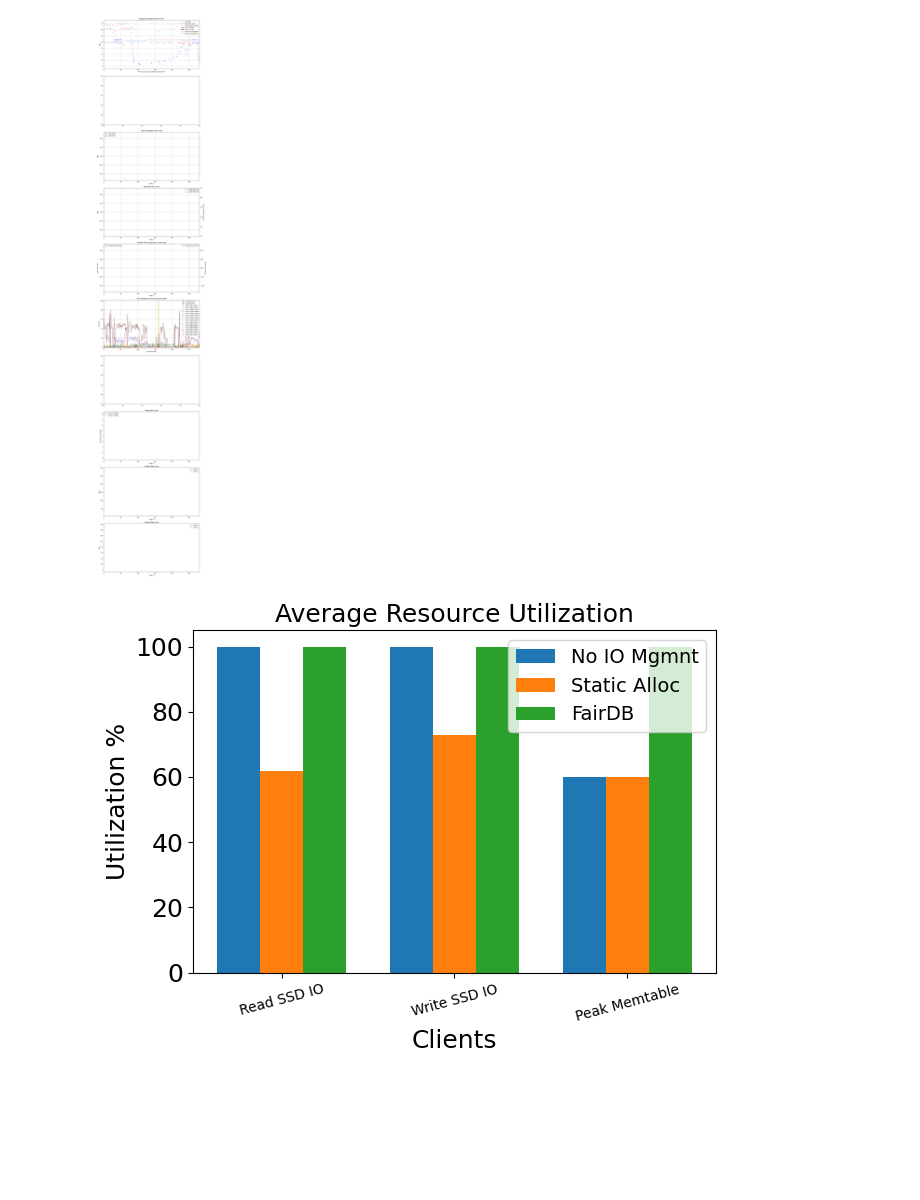
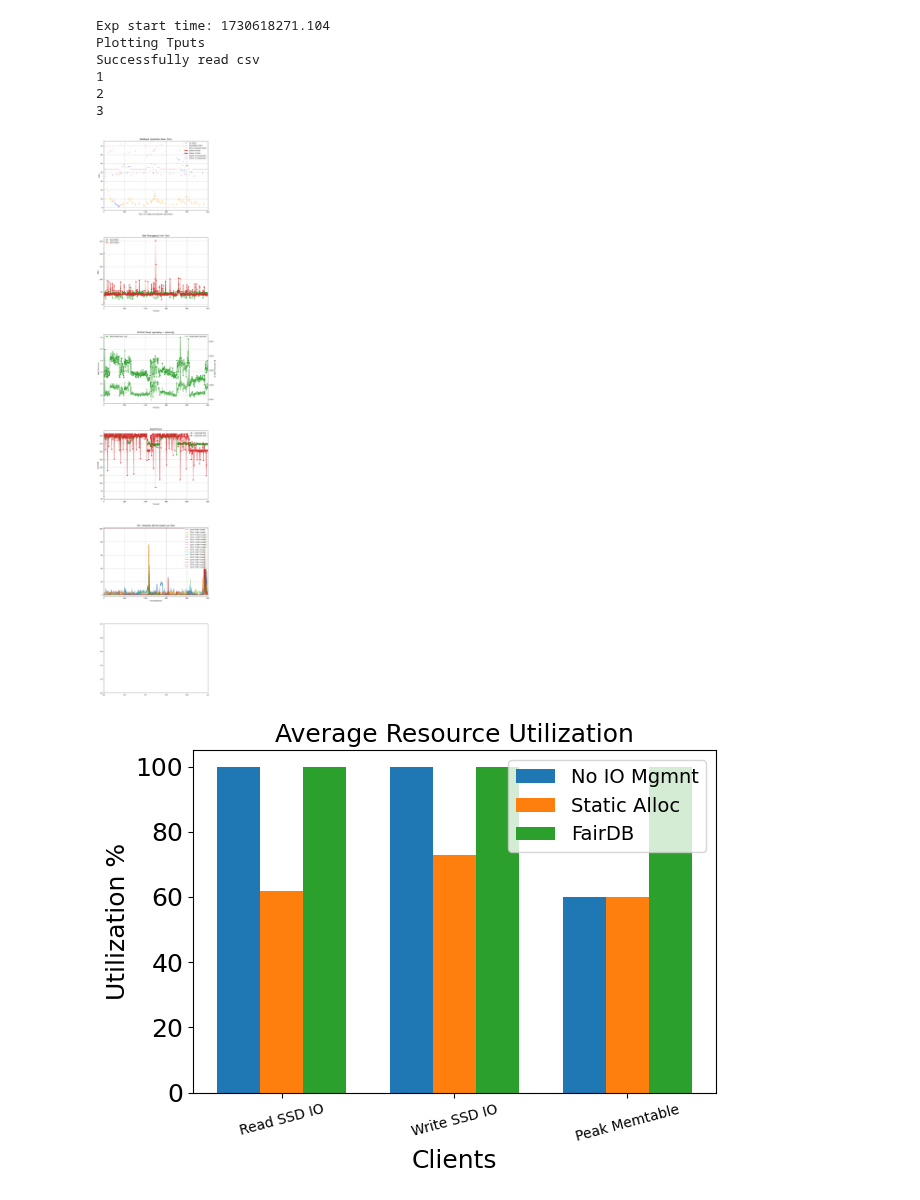
Before and after one commit to tyler-griggs/YCSB-cpp, a Jupyter notebook: analysis.ipynb, the cells around one changed output. Saved outputs shown, nothing was run; the diff lists cells and outputs as text; code cells hidden in the pictures; blank space fills up the shorter version.

```diff
--- a/analysis.ipynb
+++ b/analysis.ipynb
@@ -128,7 +128,7 @@ def plot_client_results(output_file, xlim):
             xaxis_title='Time (s)',
             yaxis_title=ylabel,
             template='plotly_white',
-            xaxis=dict(range=[0, 300]),
+            xaxis=dict(range=[0, 500]),
         )
 
         fig.show()
@@ -920,25 +931,21 @@ import plotly.graph_objects as go
 def generate_plots(xlim, output_file):
   start_time_s = plot_client_results(output_file, xlim)
   plot_memtable_stats(output_file, start_time_s, xlim)
-  _, axs = plt.subplots(10, 1, figsize=(12, 60))
+  start_time_shift = 0
+  plot_overall_iops(output_file, start_time_shift, xlim)
+  _, axs = plt.subplots(6, 1, figsize=(12, 60))
   plt.subplots_adjust(hspace=0.4)
   plot_rocksdb_events(output_file, axs, start_time_s, xlim, (0,0))
-
-  start_time_shift = 0
-  plot_overall_tputs(output_file, axs, start_time_shift, xlim, (2,0))
-  plot_overall_iops(output_file, axs, start_time_shift, xlim, (3,0))
-  plot_io_waittimes(output_file, axs, start_time_shift, xlim, (4,0))
-  plot_io_reqsize(output_file, axs, start_time_shift, xlim, (5,0))
-  plot_cpu_util(output_file, axs, start_time_shift, xlim, (5,0))
+  plot_overall_tputs(output_file, axs, start_time_shift, xlim, (1,0))
+  plot_io_waittimes(output_file, axs, start_time_shift, xlim, (2,0))
+  plot_io_reqsize(output_file, axs, start_time_shift, xlim, (3,0))
+  plot_cpu_util(output_file, axs, start_time_shift, xlim, (4,0))
 
   # plot_level_stats(output_file, axs, (10, 0))
-  plot_rsched_stats(output_file, axs, start_time_s, xlim, (7, 8, 9))
-  axs[0].remove()
-  axs[1].set_visible(False)
-  axs[2].set_visible(False)
+  # plot_rsched_stats(output_file, axs, start_time_s, xlim, (7, 8, 9))
   plt.show()
 
-xlim = (0, 280)
+xlim = (0, 500)
 output_file = "results/timeseries_" + str(int(time.time())) + ".txt"
 generate_plots(xlim, output_file)
 # %% [output]
@@ -950,4 +959,10 @@ Exp start time: 1730411844.374
+Exp start time: 1730618271.104
+Plotting Tputs
+Successfully read csv
+1
+2
+3
-[figure, old version]
+[figure, new version]
 # %%
 import matplotlib.pyplot as plt
 import numpy as np
```
Also changed, not shown: parts of 5 cells of this notebook, 10 other files.
